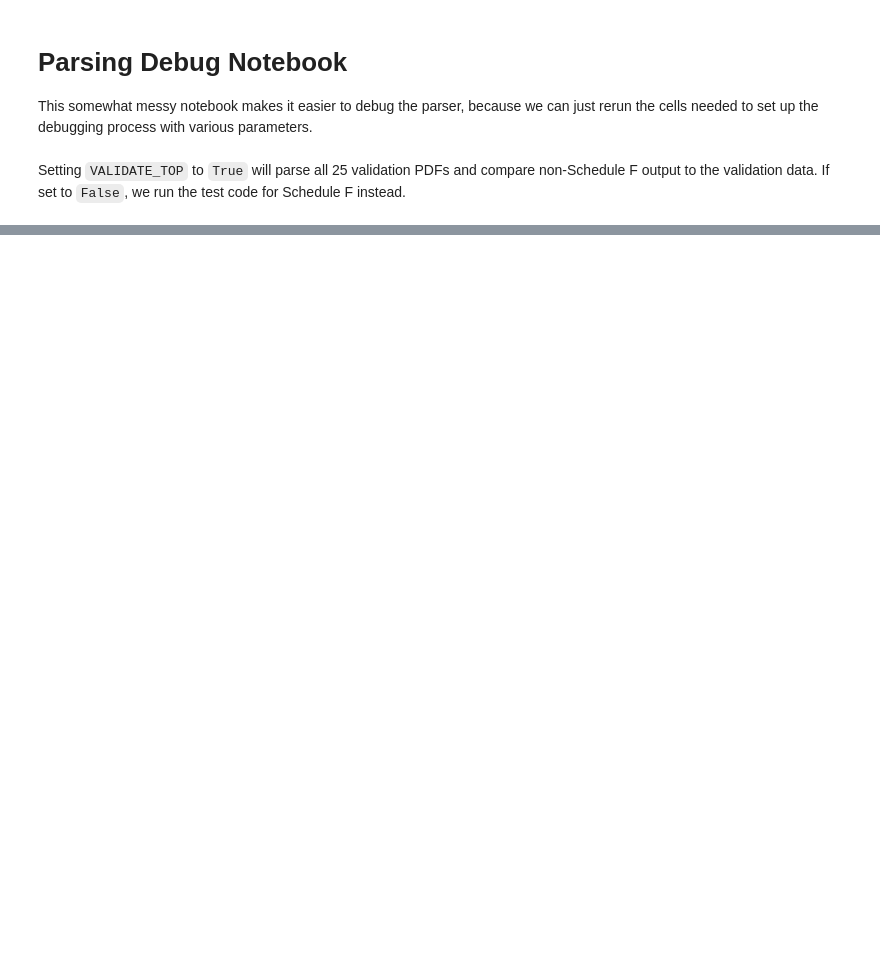
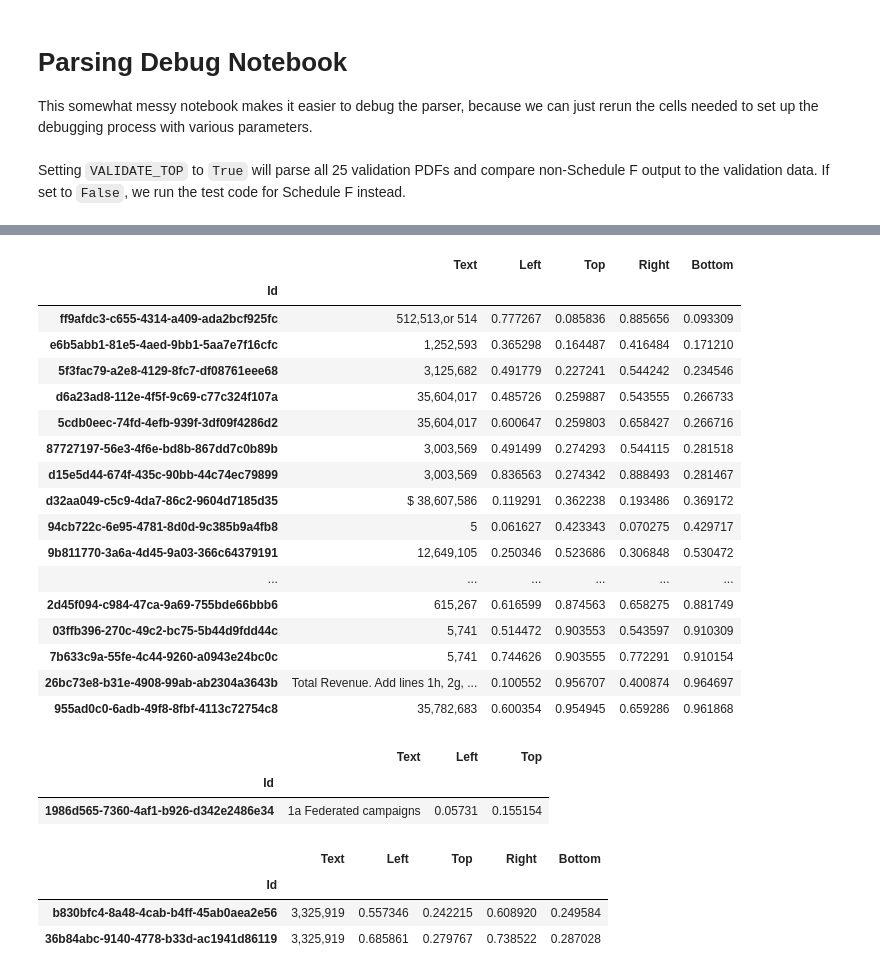
Before and after one commit to ethanscorey/parse_990_textract, a Jupyter notebook: debug_notebook.ipynb, the cells around one changed output, grey strips where cells are left out. Cells and saved outputs as stored; diff of their text form; code cells hidden in the pictures; blank space fills up the shorter version.

```diff
--- a/debug_notebook.ipynb
+++ b/debug_notebook.ipynb
@@ -394,0 +349,5 @@ header_words.sort_values(by="Left")[["Text", "Left", "Right", "Midpoint_Y"]].tai
+# %%
+revenue_page = test_lines.loc[
+    lambda df: df["Page"] == 10
+]
+revenue_page.head()
@@ -394,0 +383,33 @@ header_words.sort_values(by="Left")[["Text", "Left", "Right", "Midpoint_Y"]].tai
+# %%
+revenue_page.loc[
+    lambda df: df["Text"].str.contains("5"),
+    ["Text", "Left", "Top", "Right", "Bottom"]
+]
+# %% [output]
+|  | Text | Left | Top | Right | Bottom |
+| Id |  |  |  |  |  |
+| ff9afdc3-c655-4314-a409-ada2bcf925fc | 512,513,or 514 | 0.777267 | 0.085836 | 0.885656 | 0.093309 |
+| e6b5abb1-81e5-4aed-9bb1-5aa7e7f16cfc | 1,252,593 | 0.365298 | 0.164487 | 0.416484 | 0.171210 |
+| 5f3fac79-a2e8-4129-8fc7-df08761eee68 | 3,125,682 | 0.491779 | 0.227241 | 0.544242 | 0.234546 |
+| d6a23ad8-112e-4f5f-9c69-c77c324f107a | 35,604,017 | 0.485726 | 0.259887 | 0.543555 | 0.266733 |
+| 5cdb0eec-74fd-4efb-939f-3df09f4286d2 | 35,604,017 | 0.600647 | 0.259803 | 0.658427 | 0.266716 |
+| 87727197-56e3-4f6e-bd8b-867dd7c0b89b | 3,003,569 | 0.491499 | 0.274293 | 0.544115 | 0.281518 |
+| d15e5d44-674f-435c-90bb-44c74ec79899 | 3,003,569 | 0.836563 | 0.274342 | 0.888493 | 0.281467 |
+| d32aa049-c5c9-4da7-86c2-9604d7185d35 | $ 38,607,586 | 0.119291 | 0.362238 | 0.193486 | 0.369172 |
+| 94cb722c-6e95-4781-8d0d-9c385b9a4fb8 | 5 | 0.061627 | 0.423343 | 0.070275 | 0.429717 |
+| 9b811770-3a6a-4d45-9a03-366c64379191 | 12,649,105 | 0.250346 | 0.523686 | 0.306848 | 0.530472 |
+| ... | ... | ... | ... | ... | ... |
+| 2d45f094-c984-47ca-9a69-755bde66bbb6 | 615,267 | 0.616599 | 0.874563 | 0.658275 | 0.881749 |
+| 03ffb396-270c-49c2-bc75-5b44d9fdd44c | 5,741 | 0.514472 | 0.903553 | 0.543597 | 0.910309 |
+| 7b633c9a-55fe-4c44-9260-a0943e24bc0c | 5,741 | 0.744626 | 0.903555 | 0.772291 | 0.910154 |
+| 26bc73e8-b31e-4908-99ab-ab2304a3643b | Total Revenue. Add lines 1h, 2g, ... | 0.100552 | 0.956707 | 0.400874 | 0.964697 |
+| 955ad0c0-6adb-49f8-8fbf-4113c72754c8 | 35,782,683 | 0.600354 | 0.954945 | 0.659286 | 0.961868 |
+# %%
+revenue_page.loc[
+    lambda df: df["Text"].str.contains("Federated"),
+    ["Text", "Left", "Top"]
+]
+# %% [output]
+|  | Text | Left | Top |
+| Id |  |  |  |
+| 1986d565-7360-4af1-b926-d342e2486e34 | 1a Federated campaigns | 0.05731 | 0.155154 |
@@ -394,0 +420,10 @@ header_words.sort_values(by="Left")[["Text", "Left", "Right", "Midpoint_Y"]].tai
+# %%
+revenue_page_words.loc[
+    lambda df: df["Text"].str.contains("325"),
+    ["Text", "Left", "Top", "Right", "Bottom"]
+]
+# %% [output]
+|  | Text | Left | Top | Right | Bottom |
+| Id |  |  |  |  |  |
+| b830bfc4-8a48-4cab-b4ff-45ab0aea2e56 | 3,325,919 | 0.557346 | 0.242215 | 0.608920 | 0.249584 |
+| 36b84abc-9140-4778-b33d-ac1941d86119 | 3,325,919 | 0.685861 | 0.279767 | 0.738522 | 0.287028 |
```
Also changed, not shown: parts of 53 cells of this notebook, 6 other files.
